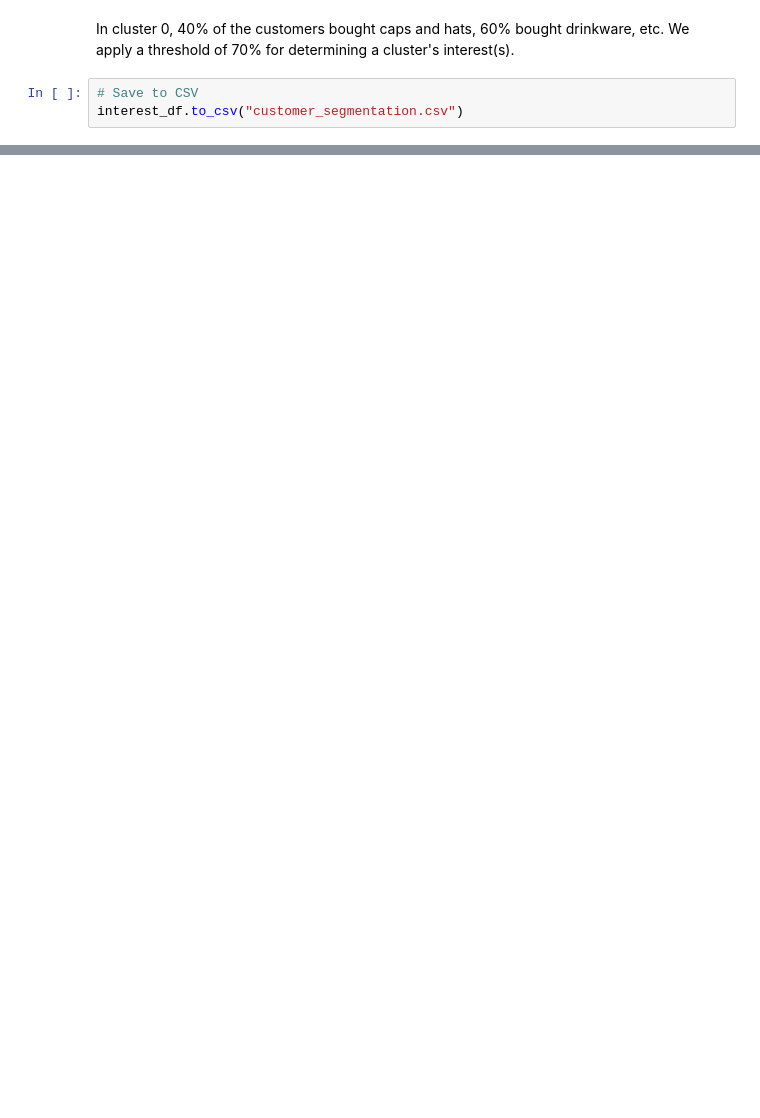
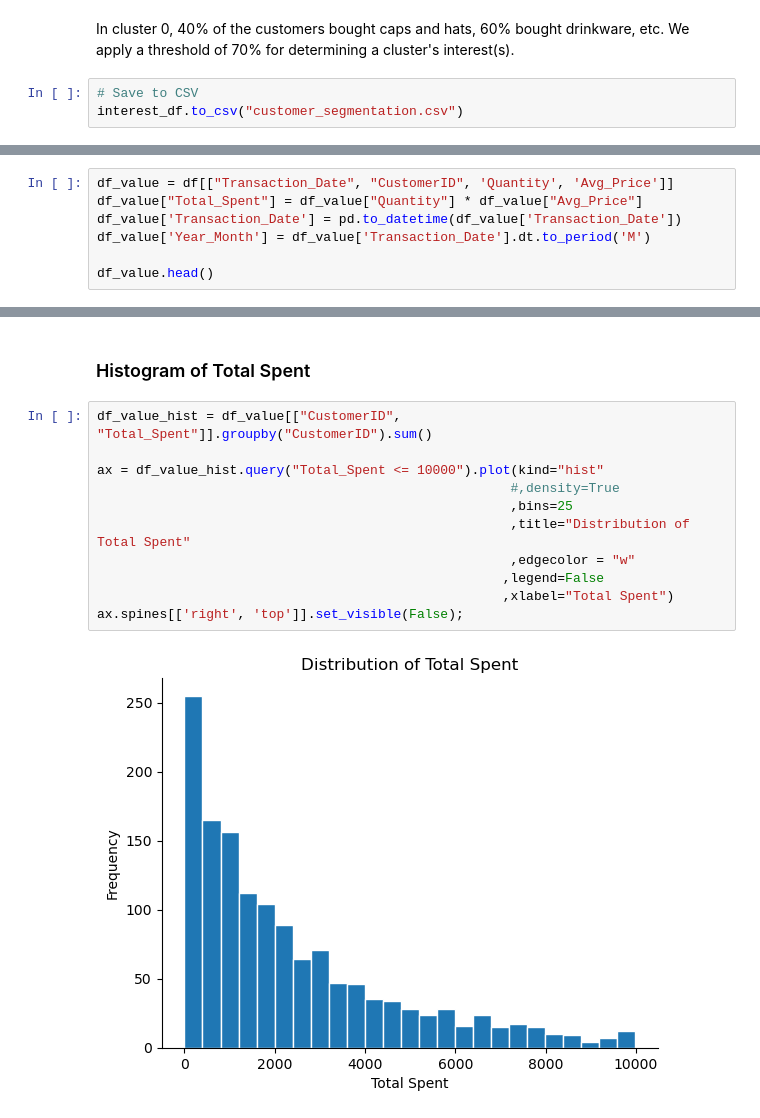
Before and after one commit to ValAnthonyB/LT2_DMW1_Final_Project, a Jupyter notebook: Final Notebooks/2 KMeans for Interest and Value Segmentation.ipynb, the cells around one changed output, grey strips where cells are left out. Drawn from its saved outputs; the diff is of its cells as text; blank space fills up the shorter version.

Commit message:
Added value segmentation

```diff
--- a/Final Notebooks/2 KMeans and Extra EDA on the Clusters.ipynb
+++ b/Final Notebooks/2 KMeans for Interest and Value Segmentation.ipynb
@@ -332,0 +343,7 @@ interest_df.to_csv("customer_segmentation.csv")
+# %%
+df_value = df[["Transaction_Date", "CustomerID", 'Quantity', 'Avg_Price']]
+df_value["Total_Spent"] = df_value["Quantity"] * df_value["Avg_Price"]
+df_value['Transaction_Date'] = pd.to_datetime(df_value['Transaction_Date'])
+df_value['Year_Month'] = df_value['Transaction_Date'].dt.to_period('M')
+
+df_value.head()
@@ -332,0 +389,15 @@ interest_df.to_csv("customer_segmentation.csv")
+# %% [markdown]
+### Histogram of Total Spent
+# %%
+df_value_hist = df_value[["CustomerID", "Total_Spent"]].groupby("CustomerID").sum()
+
+ax = df_value_hist.query("Total_Spent <= 10000").plot(kind="hist"
+                                                     #,density=True
+                                                     ,bins=25
+                                                     ,title="Distribution of Total Spent"
+                                                     ,edgecolor = "w"
+                                                    ,legend=False
+                                                    ,xlabel="Total Spent")
+ax.spines[['right', 'top']].set_visible(False);
+# %% [output]
+[figure, added]
```
Also changed, not shown: parts of 10 cells of this notebook, 2 other files.
